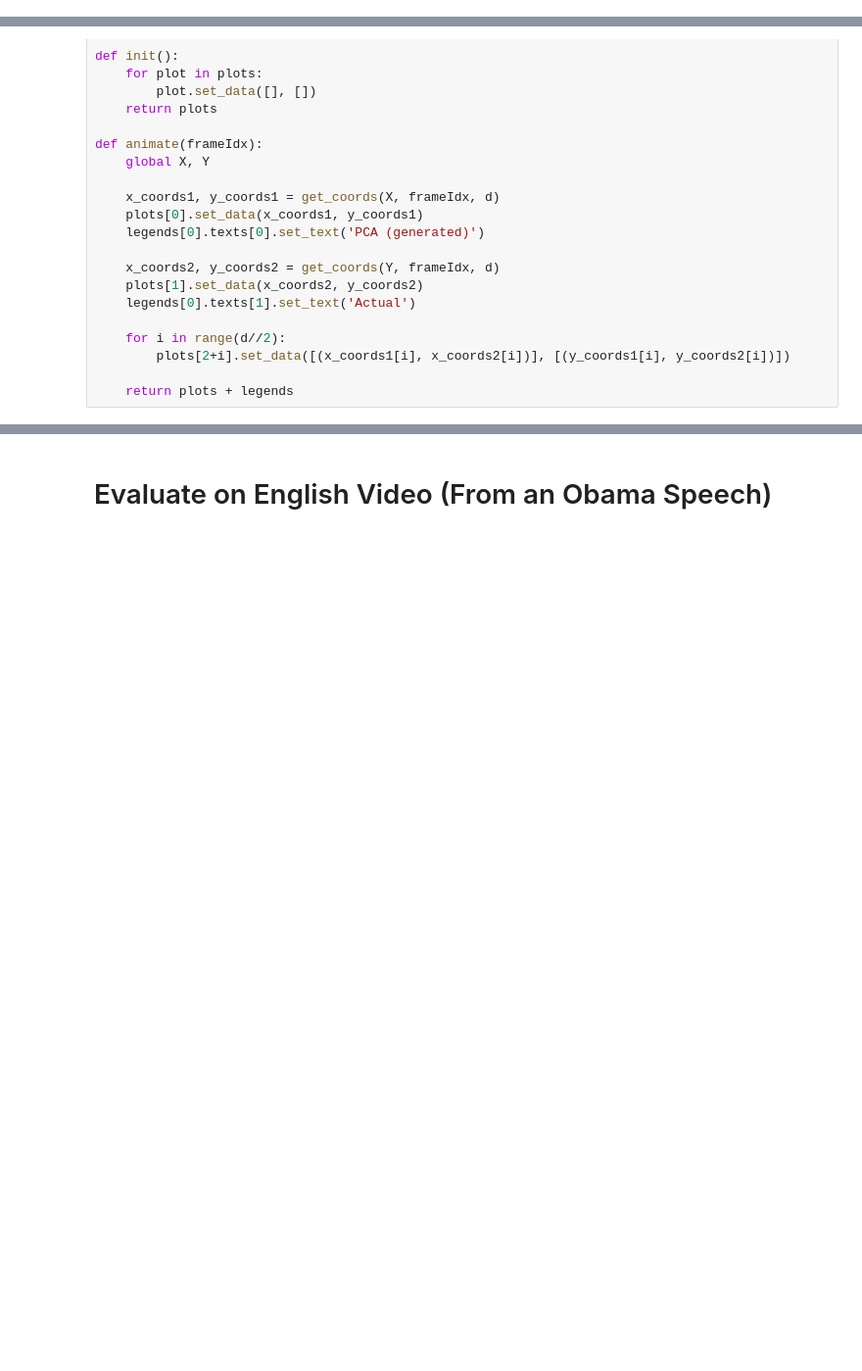
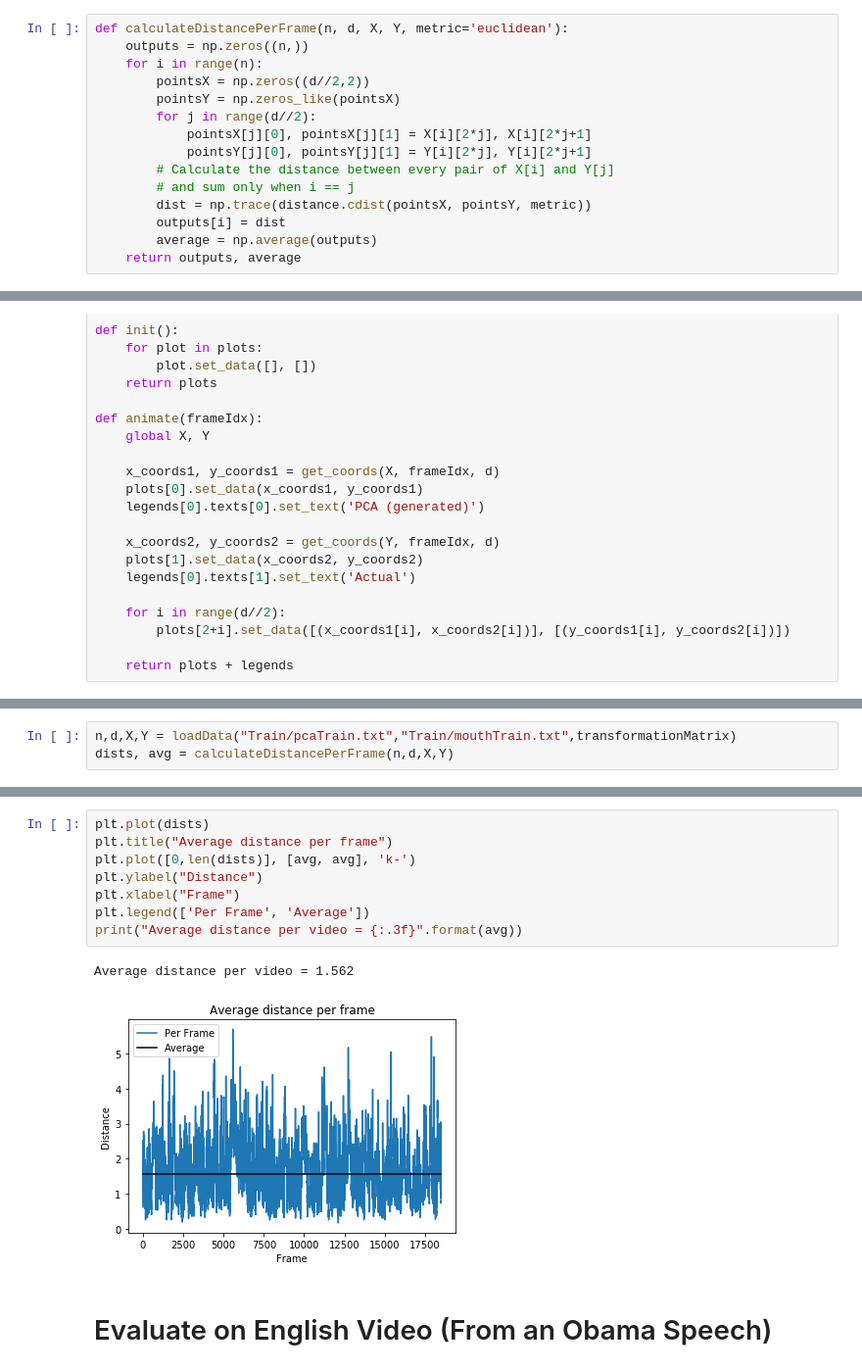
Before and after one commit to mjenrungrot/mouth-shape-analysis, a Jupyter notebook: PCAtoMouthModel.ipynb, the cells around one changed output, grey strips where cells are left out. Shown at 98% size. Drawn from its saved outputs; the diff is of its cells as text; blank space fills up the shorter version.

Commit message:
Fix distance plot

```diff
--- a/PCAtoMouthModel.ipynb
+++ b/PCAtoMouthModel.ipynb
@@ -138,3 +139,18 @@ n,d,X,Y = loadData("Train/pcaTrain.txt","Train/mouthTrain.txt",transformationMat
+# %%
+def calculateDistancePerFrame(n, d, X, Y, metric='euclidean'):
+    outputs = np.zeros((n,))
+    for i in range(n):
+        pointsX = np.zeros((d//2,2))
+        pointsY = np.zeros_like(pointsX)
+        for j in range(d//2):
+            pointsX[j][0], pointsX[j][1] = X[i][2*j], X[i][2*j+1]
+            pointsY[j][0], pointsY[j][1] = Y[i][2*j], Y[i][2*j+1]
+        # Calculate the distance between every pair of X[i] and Y[j]
+        # and sum only when i == j
+        dist = np.trace(distance.cdist(pointsX, pointsY, metric))
+        outputs[i] = dist
+        average = np.average(outputs)
+    return outputs, average
 # %% [markdown]
 ## Visualization
 # %%
@@ -211 +229,4 @@ def animate(frameIdx):
+# %%
+n,d,X,Y = loadData("Train/pcaTrain.txt","Train/mouthTrain.txt",transformationMatrix)
+dists, avg = calculateDistancePerFrame(n,d,X,Y)
 # %%
@@ -224,3 +239,14 @@ HTML(anim.to_html5_video())
+# %%
+plt.plot(dists)
+plt.title("Average distance per frame")
+plt.plot([0,len(dists)], [avg, avg], 'k-')
+plt.ylabel("Distance")
+plt.xlabel("Frame")
+plt.legend(['Per Frame', 'Average'])
+print("Average distance per video = {:.3f}".format(avg))
+# %% [output]
+Average distance per video = 1.562
+[figure, added]
 # %% [markdown]
 # Evaluate on English Video (From an Obama Speech)
 # %%
```
Also changed, not shown: parts of 15 cells of this notebook.
